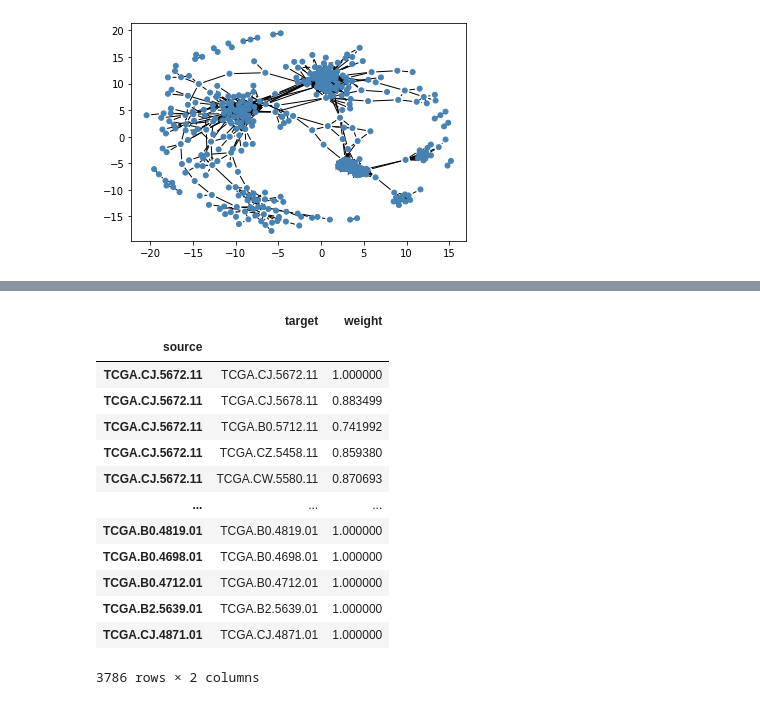
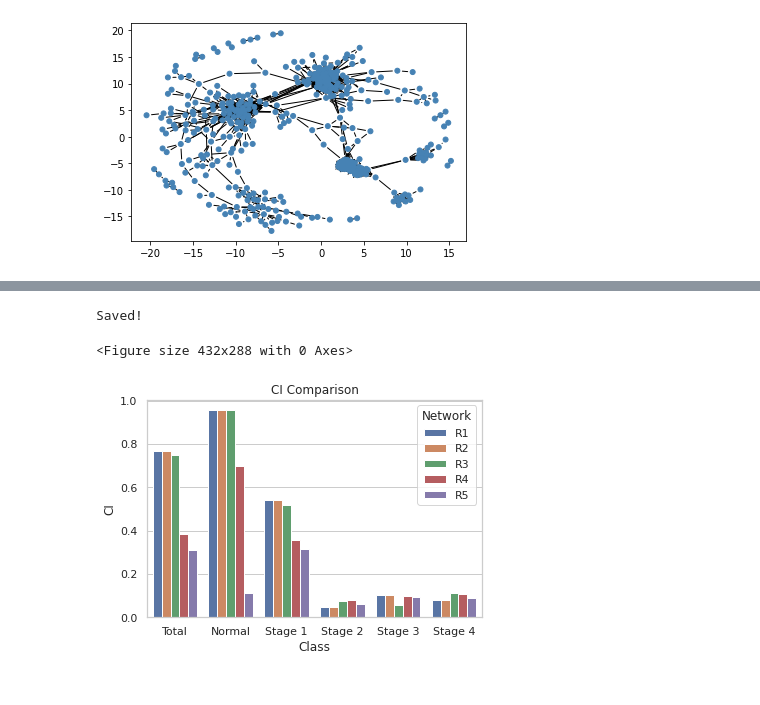
Before and after one commit to colombelli/gat-cancer-staging, a Jupyter notebook: notebooks/viz nets.ipynb, the cells around one changed output, grey strips where cells are left out. Saved outputs shown, nothing was run; the diff lists cells and outputs as text; code cells hidden in the pictures.

Commit message:
Add CI plots

```diff
--- a/notebooks/viz nets.ipynb
+++ b/notebooks/viz nets.ipynb
@@ -1,9 +1,12 @@
 # %%
 import pandas as pd
+import numpy as np
 import igraph as ig
 import matplotlib.pyplot as plt
+import seaborn as sns
 
 base = "/home/colombelli/Documents/ufrgs/data viz/trabs/stellargraph/"
+nets = ["R1", "R2", "R3", "R4", "R5"]
 # %%
 fig, ax = plt.subplots()
 ig.plot(g, target=ax, layout=layout)
@@ -146,19 +182,33 @@ len(g.vs)
-# %%
-df = pd.read_csv(base+"R1"+"/patients_edges.csv", index_col=0)
-# %%
-df
-# %% [output]
-|  | target | weight |
-| source |  |  |
-| TCGA.CJ.5672.11 | TCGA.CJ.5672.11 | 1.000000 |
-| TCGA.CJ.5672.11 | TCGA.CJ.5678.11 | 0.883499 |
-| TCGA.CJ.5672.11 | TCGA.B0.5712.11 | 0.741992 |
-| TCGA.CJ.5672.11 | TCGA.CZ.5458.11 | 0.859380 |
-| TCGA.CJ.5672.11 | TCGA.CW.5580.11 | 0.870693 |
-| ... | ... | ... |
-| TCGA.B0.4819.01 | TCGA.B0.4819.01 | 1.000000 |
-| TCGA.B0.4698.01 | TCGA.B0.4698.01 | 1.000000 |
-| TCGA.B0.4712.01 | TCGA.B0.4712.01 | 1.000000 |
-| TCGA.B2.5639.01 | TCGA.B2.5639.01 | 1.000000 |
-| TCGA.CJ.4871.01 | TCGA.CJ.4871.01 | 1.000000 |
-3786 rows × 2 columns
+# %%
+for n in nets:
+    out = plot_graph(n)
+
+for n in nets:
+    out = plot_graph(n, False)
+# %% [output]
+Saved!
+# %%
+out = plot_cis()
+# %% [output]
+<Figure size 432x288 with 0 Axes>
+# %%
+ci_df, ce_df = get_ci_ce_dfs()
+# %%
+dfs = []
+
+for i, net in enumerate(nets):
+    v = ci_df.iloc[[i], :].values[0]
+    c = ci_df.columns.values
+    df = pd.DataFrame()
+    df['CI'] = v
+    df['Class'] = c
+    df['Network'] = [net]*len(v)
+    dfs.append(df)
+
+
+df = pd.concat(dfs)
+sns.set_theme(style="whitegrid")
+sns.barplot(x="Class", y="CI", data=df, hue="Network").set_title("CI Comparison")
+plt.savefig(base+"ci_comparison.png")
+# %% [output]
+[figure, added]
```
Also changed, not shown: parts of 9 cells of this notebook.
